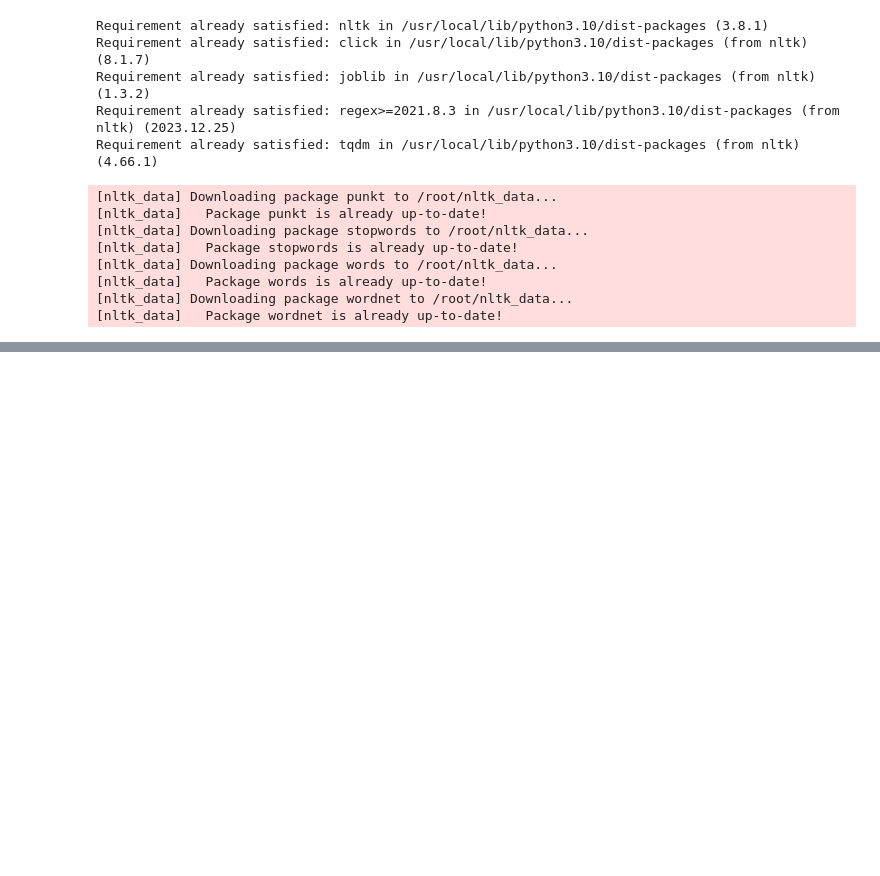
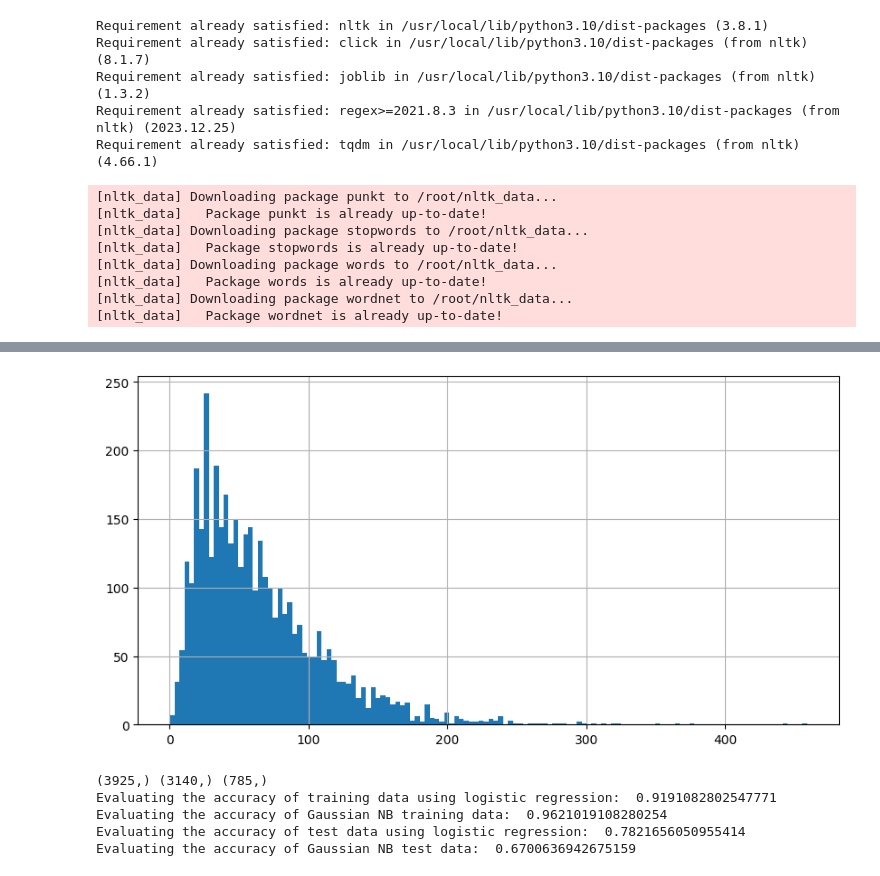
Before and after one commit to ElenaRodionova/-, a Jupyter notebook: tonality_analysis.ipynb, the cells around one changed output, grey strips where cells are left out. Saved outputs shown, nothing was run; the diff lists cells and outputs as text; code cells hidden in the pictures; blank space fills up the shorter version.

```diff
--- a/tonality_analysis.ipynb
+++ b/tonality_analysis.ipynb
@@ -177,0 +173,14 @@ plt.show()
+# %%
+def stemming(content):
+  stemmed_content = re.sub('[^a-zA-Z]',' ',content)
+  stemmed_content = stemmed_content.lower()
+  stemmed_content = stemmed_content.split()
+  stemmed_content = [port_stem.stem(word) for word in stemmed_content if not word in stopwords.words('english')]
+  stemmed_content = ' '.join(stemmed_content)
+
+  return stemmed_content
+
+port_stem = PorterStemmer()
+twitter_data_st = twitter_data.copy()
+twitter_data_st['stemmed_content'] = twitter_data_st['text'].apply(stemming)
+twitter_data_st.head()
@@ -177,0 +194,51 @@ plt.show()
+# %%
+size = [len(tokens) for tokens in twitter_data_st['stemmed_content']]
+
+plt.figure(figsize=(10, 5))
+plt.hist(size, bins=130)
+plt.grid(True)
+plt.show()
+# %% [output]
+[figure, added]
+# %%
+X = twitter_data_st['stemmed_content'].values
+Y = twitter_data_st['labels'].values
+
+X_train, X_test, Y_train, Y_test = train_test_split(X, Y, test_size=0.2, stratify=Y, random_state=2)
+print(X.shape, X_train.shape, X_test.shape)
+
+vectorizer = TfidfVectorizer()
+
+X_train = vectorizer.fit_transform(X_train)
+X_test = vectorizer.transform(X_test)
+
+model_LogisticRegression = LogisticRegression(max_iter=1000)
+model_LogisticRegression.fit(X_train, Y_train)
+
+X_train_prediction_lr = model_LogisticRegression.predict(X_train)
+training_data_accuracy_lr = accuracy_score(Y_train, X_train_prediction_lr)
+
+X_train_dense = X_train.toarray()
+model_GaussianNB = GaussianNB()
+result_bayes = model_GaussianNB.fit(X_train_dense, Y_train)
+
+X_train_prediction_nb = model_GaussianNB.predict(X_train.toarray())
+training_data_accuracy_nb = accuracy_score(Y_train, X_train_prediction_nb)
+
+X_test_prediction_lr = model_LogisticRegression.predict(X_test)
+test_data_accuracy_lr = accuracy_score(Y_test, X_test_prediction_lr)
+
+X_test_prediction_nb = model_GaussianNB.predict(X_test.toarray())
+test_data_accuracy_nb = accuracy_score(Y_test, X_test_prediction_nb)
+
+print('Evaluating the accuracy of training data using logistic regression: ' , training_data_accuracy_lr)
+print('Evaluating the accuracy of Gaussian NB training data: ' , training_data_accuracy_nb)
+
+print('Evaluating the accuracy of test data using logistic regression: ' , test_data_accuracy_lr)
+print('Evaluating the accuracy of Gaussian NB test data: ' , test_data_accuracy_nb)
+# %% [output]
+(3925,) (3140,) (785,)
+Evaluating the accuracy of training data using logistic regression:  0.9191082802547771
+Evaluating the accuracy of Gaussian NB training data:  0.9621019108280254
+Evaluating the accuracy of test data using logistic regression:  0.7821656050955414
+Evaluating the accuracy of Gaussian NB test data:  0.6700636942675159
```
Also changed, not shown: parts of 30 cells of this notebook.
